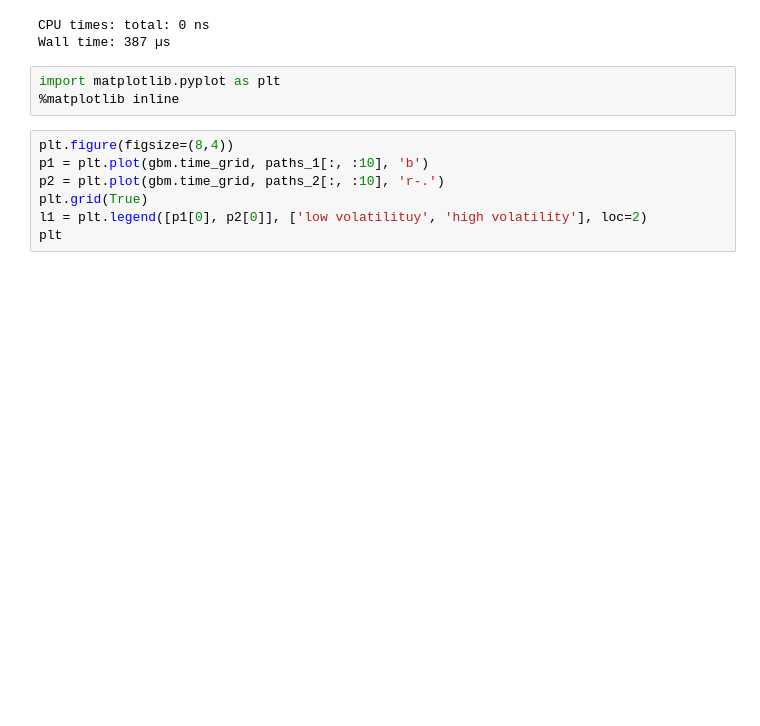
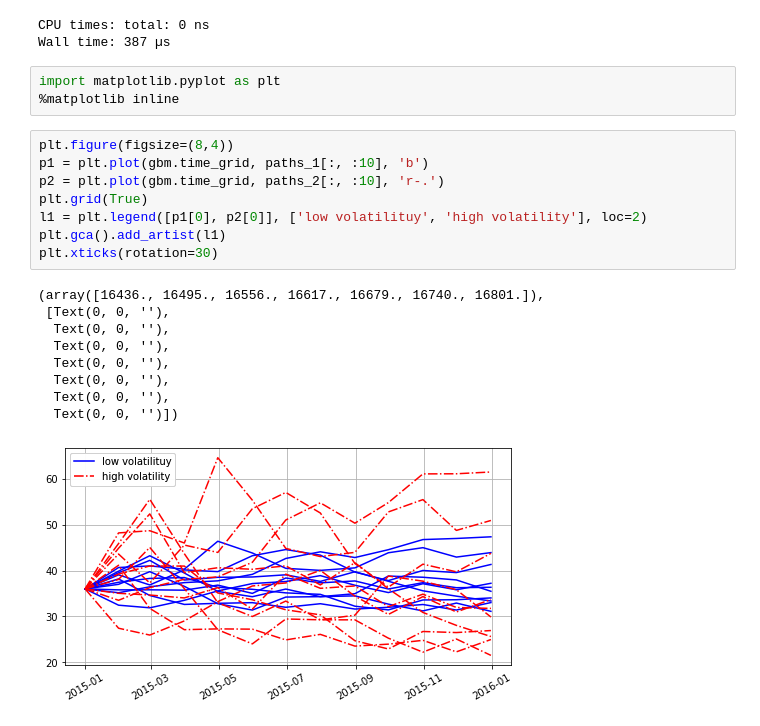
Before and after one commit to FaberNovum/simulations, a Jupyter notebook: results/Research.ipynb, the cells around one changed output. Saved outputs shown, nothing was run; the diff lists cells and outputs as text; blank space fills up the shorter version.

```diff
--- a/results/Research.ipynb
+++ b/results/Research.ipynb
@@ -312,7 +312,18 @@ import matplotlib.pyplot as plt
 # %%
 plt.figure(figsize=(8,4))
 p1 = plt.plot(gbm.time_grid, paths_1[:, :10], 'b')
 p2 = plt.plot(gbm.time_grid, paths_2[:, :10], 'r-.')
 plt.grid(True)
 l1 = plt.legend([p1[0], p2[0]], ['low volatilituy', 'high volatility'], loc=2)
-plt
+plt.gca().add_artist(l1)
+plt.xticks(rotation=30)
+# %% [output]
+(array([16436., 16495., 16556., 16617., 16679., 16740., 16801.]),
+ [Text(0, 0, ''),
+  Text(0, 0, ''),
+  Text(0, 0, ''),
+  Text(0, 0, ''),
+  Text(0, 0, ''),
+  Text(0, 0, ''),
+  Text(0, 0, '')])
+[figure, added]
```
Also changed, not shown: 1 other file.
